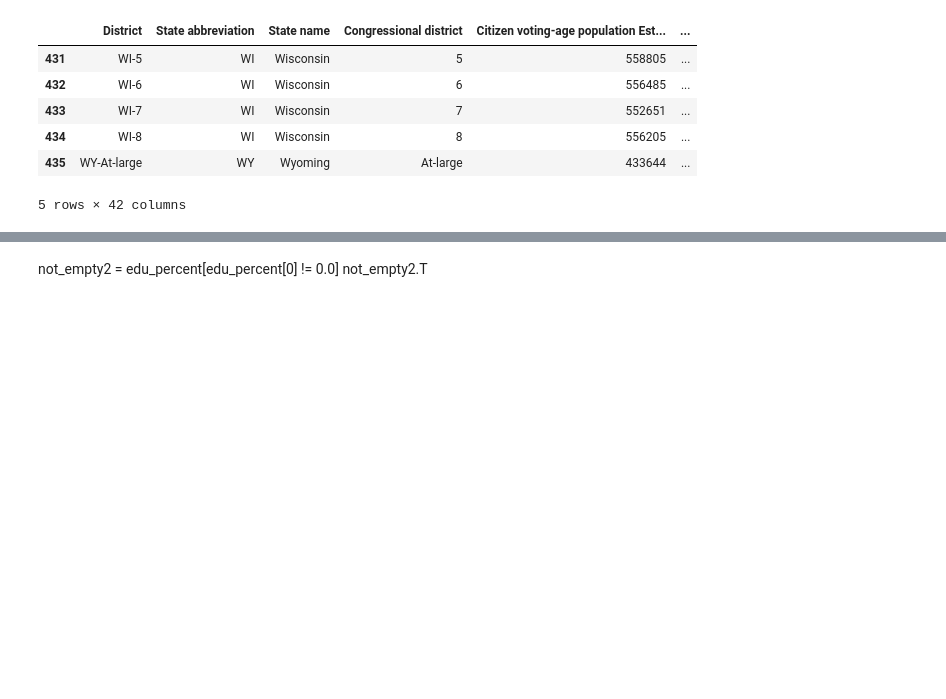
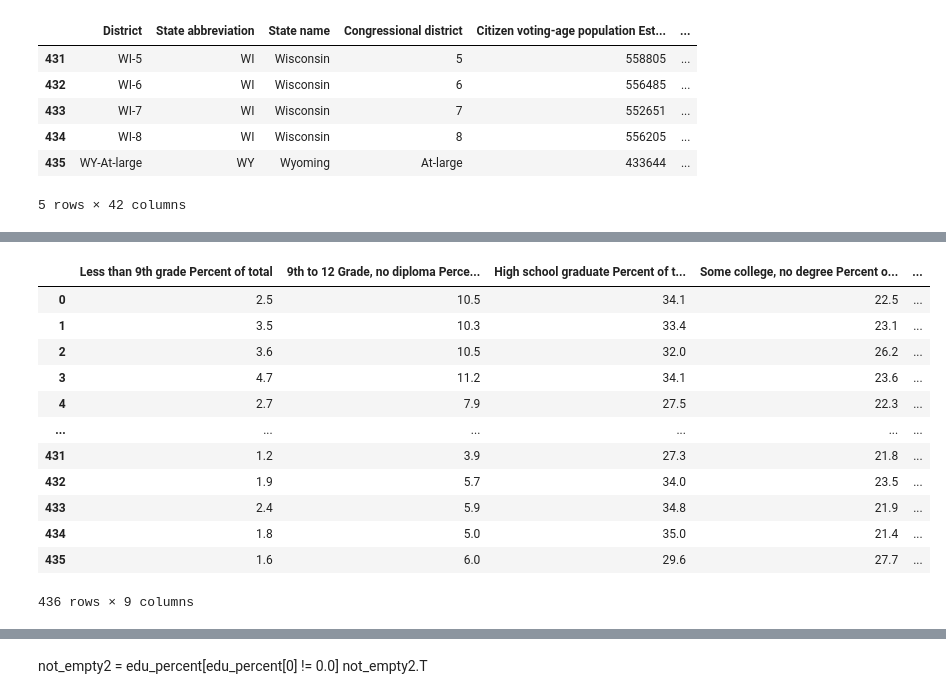
Before and after one commit to tthoang/Reading-Between-the-Gerrymandered-Lines, a Jupyter notebook: notebooks/demographics_eda.ipynb, the cells around one changed output, grey strips where cells are left out. Saved outputs shown, nothing was run; the diff lists cells and outputs as text; code cells hidden in the pictures; blank space fills up the shorter version.

```diff
--- a/notebooks/demographics_eda.ipynb
+++ b/notebooks/demographics_eda.ipynb
@@ -716,0 +767,21 @@ edu_percent = voting_ed[['Less than 9th grade Percent of total',
+# %%
+edu_percent_cleaned = []
+for ind,row in edu_percent.iterrows():
+    not_empty = row[row != 0.0]
+    edu_percent_cleaned.append(not_empty)
+edu_pct_cln = pd.concat(edu_percent_cleaned, axis=1).T
+edu_pct_cln
+# %% [output]
+|  | Less than 9th grade Percent of total | 9th to 12 Grade, no diploma Perce... | High school graduate Percent of t... | Some college, no degree Percent o... | ... |
+| 0 | 2.5 | 10.5 | 34.1 | 22.5 | ... |
+| 1 | 3.5 | 10.3 | 33.4 | 23.1 | ... |
+| 2 | 3.6 | 10.5 | 32.0 | 26.2 | ... |
+| 3 | 4.7 | 11.2 | 34.1 | 23.6 | ... |
+| 4 | 2.7 | 7.9 | 27.5 | 22.3 | ... |
+| ... | ... | ... | ... | ... | ... |
+| 431 | 1.2 | 3.9 | 27.3 | 21.8 | ... |
+| 432 | 1.9 | 5.7 | 34.0 | 23.5 | ... |
+| 433 | 2.4 | 5.9 | 34.8 | 21.9 | ... |
+| 434 | 1.8 | 5.0 | 35.0 | 21.4 | ... |
+| 435 | 1.6 | 6.0 | 29.6 | 27.7 | ... |
+436 rows × 9 columns
```
Also changed, not shown: parts of 30 cells of this notebook.
